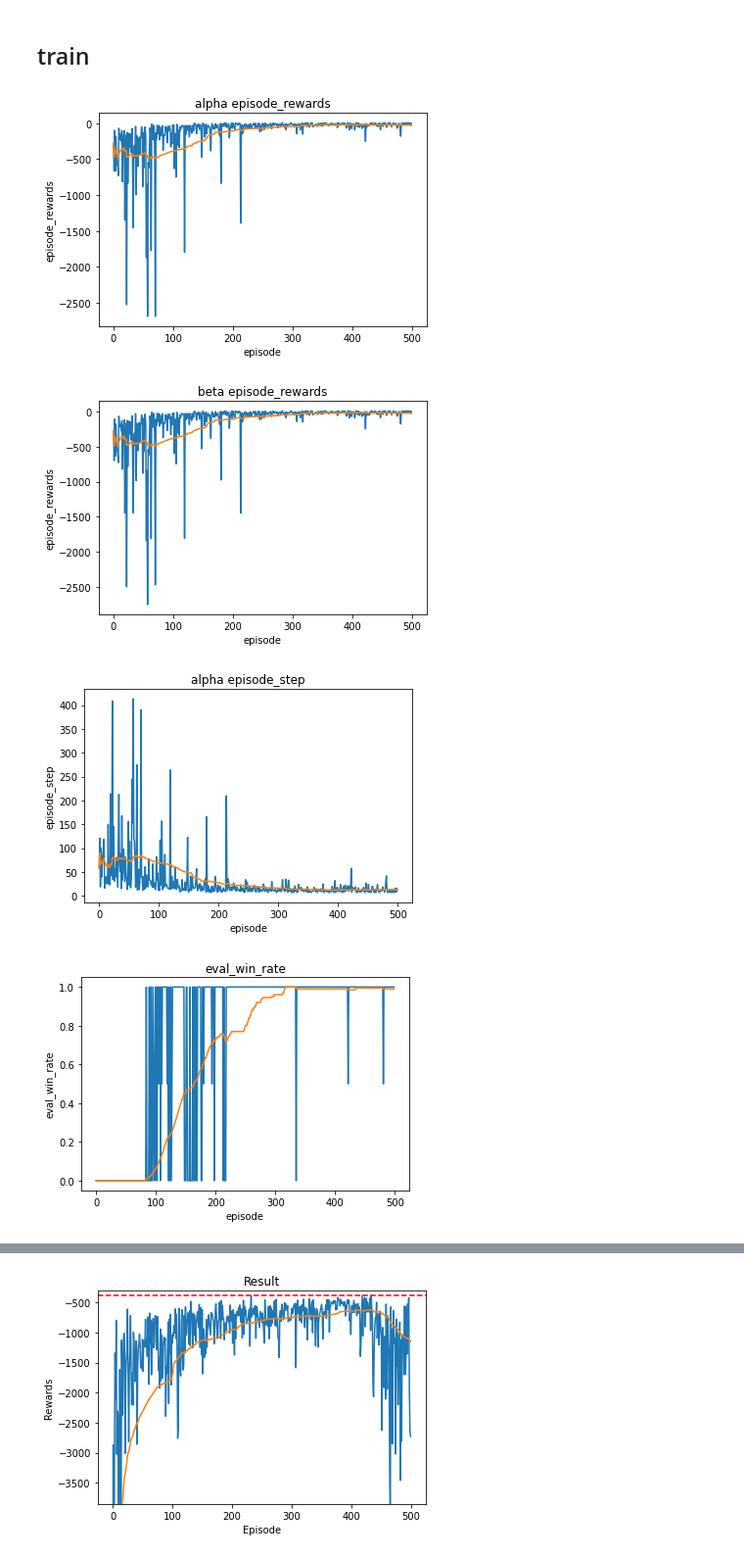
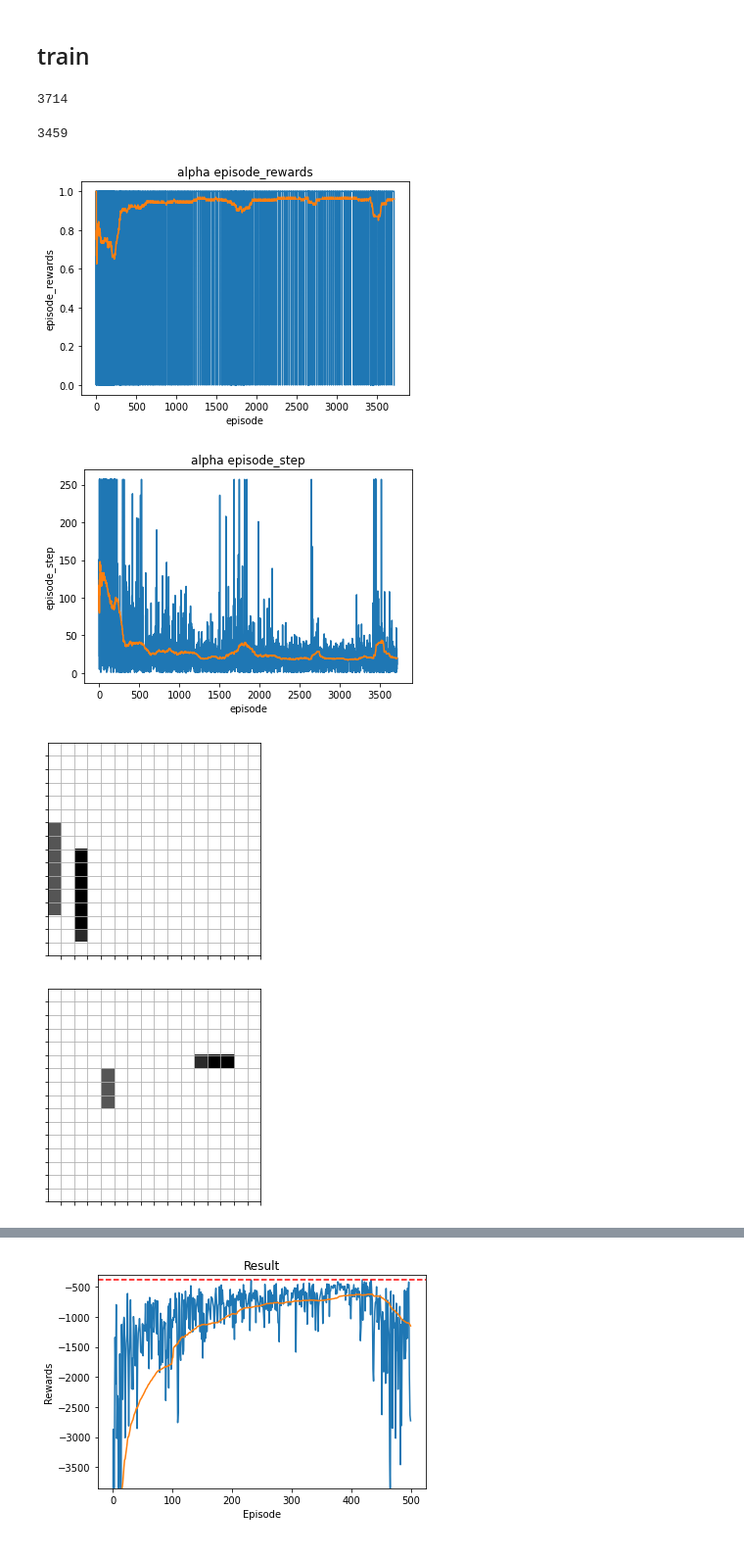
Before and after one commit to KPollux/FedRL_implementation, a Jupyter notebook: GridWorld_meeting_v0.3.ipynb, the cells around one changed output, grey strips where cells are left out. Shown at 98% size. Saved outputs shown, nothing was run; the diff lists cells and outputs as text; code cells hidden in the pictures.

```diff
--- a/GridWorld_meeting_v0.3.ipynb
+++ b/GridWorld_meeting_v0.3.ipynb
@@ -648,6 +780,6 @@ env_eval.max_Tstep = optimal_length*2
 # %%
-Agent_alpha = Agent('alpha', 3, cfg)
-Agent_beta = Agent('beta', 3, cfg)
+Agent_alpha = Agent('alpha', 5, cfg)
+Agent_beta = Agent('beta', 5, cfg)
 # %%
 history = edict()
 
@@ -683,7 +828,7 @@ history.beta_eval_path = []
 from itertools import count
 from tqdm import trange
 
-for i_episode in trange(cfg.num_episodes):
+for i_episode in trange(200):
 # for i_episode in trange(1):
     # Initialize the environment and get it's state
     state, info = env.reset()
@@ -694,7 +839,7 @@ for i_episode in trange(cfg.num_episodes):
     state_beta = torch.tensor(state['beta'], dtype=torch.float32, device=device).reshape((1, -1))
 
     done = False
-    for t in count():
+    for t in range(500):
 #         env.render()
 
         action_alpha = Agent_alpha.select_action(state_alpha)  # 选择一个动作
@@ -742,20 +887,36 @@ for i_episode in trange(cfg.num_episodes):
         Agent_alpha.soft_sync_target_net()
         Agent_beta.soft_sync_target_net()
 
-        if done:
-            break
+        if done:  # 如果本轮结束
+            # 就记录数据并重置，直到5000步
+            Agent_alpha.episode_rewards.append(env.agent_dict.alpha.total_reward)
+            Agent_beta.episode_rewards.append(env.agent_dict.beta.total_reward)
+            Agent_alpha.episode_step.append(env.total_Tstep)
+            Agent_beta.episode_step.append(env.total_Tstep)
 
+            # Initialize the environment and get it's state
+            state, info = env.reset()
+
+            # 环境观察到的两个状态分别分配给两个agent
+            # state = torch.tensor(state, dtype=torch.float32, device=device).reshape((1, -1))
+            state_alpha = torch.tensor(state['alpha'], dtype=torch.float32, device=device).reshape((1, -1))
+            state_beta = torch.tensor(state['beta'], dtype=torch.float32, device=device).reshape((1, -1))
+
+            done = False
+
+    # 正常结束也需要记录数据
     Agent_alpha.episode_rewards.append(env.agent_dict.alpha.total_reward)
     Agent_beta.episode_rewards.append(env.agent_dict.beta.total_reward)
-
     Agent_alpha.episode_step.append(env.total_Tstep)
     Agent_beta.episode_step.append(env.total_Tstep)
 
-    [episode_rewards_alpha_eval, episode_rewards_beta_eval, episode_step_eval], win_eval = evaluation()
 
-    history.alpha_eval_path.append(env_eval.agent_dict['alpha'].path)
-    history.beta_eval_path.append(env_eval.agent_dict['beta'].path)
-    history.win_eval.append(win_eval)
+
+    history.rounds_rewards_alpha.append(sum(Agent_alpha.episode_rewards) - sum(history.rounds_rewards_alpha))
+    history.rounds_rewards_beta.append(sum(Agent_beta.episode_rewards) - sum(history.rounds_rewards_beta))
+    history.rounds_step.append(sum(Agent_beta.episode_step) - sum(history.rounds_step))
+
+    history.rounds_win_eval = []
 
 #     print('Episode {}\tLast num step: {:.2f}\tLast reward Alpha: {:.2f}\t'
 #           'Last reward Beta: {:.2f}\tInfo: {}\tEval: {}'
@@ -764,7 +925,7 @@ for i_episode in trange(cfg.num_episodes):
 
 
 
-
+evaluation()
 
 history.loss_train = []
 history.val_visited_list = []
@@ -791,16 +952,24 @@ def plot_history(episode_history, title='Result', ylabel='Rewards', hline=None,
     plt.plot(moving_averages)
 
     plt.show()
+# %%
+len(Agent_alpha.episode_rewards)
+# %% [output]
+3714
+# %%
+sum(Agent_alpha.episode_rewards)
+# %% [output]
+3459
 # %%
 plot_history(Agent_alpha.episode_rewards, 'alpha episode_rewards', 'episode_rewards')
-plot_history(Agent_beta.episode_rewards, 'beta episode_rewards', 'episode_rewards')
+# plot_history(Agent_beta.episode_rewards, 'beta episode_rewards', 'episode_rewards')
 plot_history(Agent_alpha.episode_step, 'alpha episode_step', 'episode_step')
-plot_history(history.win_eval, 'eval_win_rate', 'eval_win_rate')
+# plot_history(history.win_eval, 'eval_win_rate', 'eval_win_rate')
 
 env.render()
 env_eval.render()
 # %% [output]
-[figure, old version]
+[figure, new version]
-[figure, old version]
+[figure, new version]
-[figure, old version]
+[figure, new version]
-[figure, old version]
+[figure, new version]
```
Also changed, not shown: parts of 29 cells of this notebook, 45 other files.
